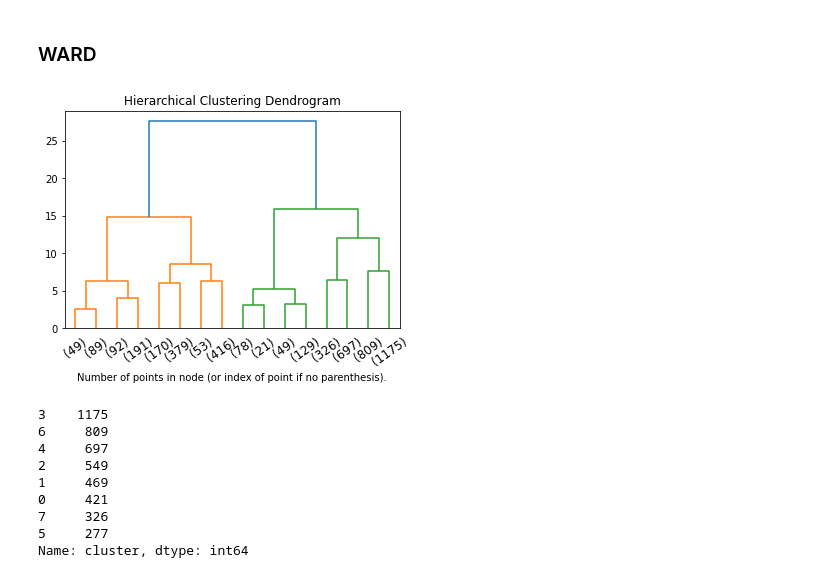
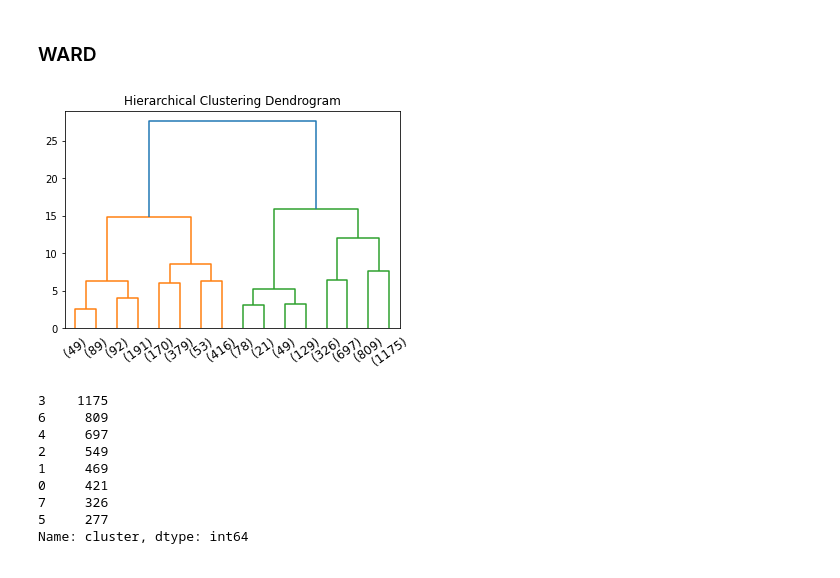
Before and after one commit to carloalbe/Pyspark-Spotify-Analysis, a Jupyter notebook: code/SKlearnClustering.ipynb, the cells around one changed output. Cells and saved outputs as stored; diff of their text form; code cells hidden in the pictures.

```diff
--- a/code/SKlearnClustering.ipynb
+++ b/code/SKlearnClustering.ipynb
@@ -84,19 +84,9 @@ df.count()
 # %%
 numerical_columns = ['duration_ms','danceability','energy','key','age','loudness','speechiness','acousticness','instrumentalness','liveness','valence','tempo','time_signature']
 # %%
-dfg = df.groupBy('genre').agg(\
-    avg("duration_ms").alias("duration_ms"),\
-    avg("danceability").alias("danceability"),\
-    avg("energy").alias("energy"),\
-    avg("key").alias("key"),\
-    avg("age").alias("age"),\
-    avg("loudness").alias("loudness"),\
-    avg("speechiness").alias("speechiness"),\
-    avg("acousticness").alias("acousticness"),\
-    avg("instrumentalness").alias("instrumentalness"),\
-    avg("liveness").alias("liveness"),\
-    avg("valence").alias("valence"),\
-    avg("tempo").alias("tempo"),\
-    avg("time_signature").alias("time_signature")\
-)
+dfg = df.groupBy('genre').avg('duration_ms', 'danceability', 'energy', 'key', 'age', 'loudness', 'speechiness', 'acousticness', 'instrumentalness', 'liveness', 'valence', 'tempo', 'time_signature')
+# %%
+for column in dfg.columns:
+    if column!='genre':
+        dfg = dfg.withColumnRenamed(column,column[4:-1])
 # %%
@@ -228,15 +250,13 @@ Name: cluster, dtype: int64
 # %%
-
-clustering = AgglomerativeClustering(distance_threshold=0, n_clusters=None, linkage='ward',affinity='euclidean').fit(dfs[numerical_columns])
 
 plt.title('Hierarchical Clustering Dendrogram')
 # plot the top three levels of the dendrogram
 plot_dendrogram(clustering, truncate_mode='level', p=3)
 plt.xticks(rotation=35)
-plt.xlabel("Number of points in node (or index of point if no parenthesis).")
+#plt.xlabel("Number of points in node (or index of point if no parenthesis).")
 plt.show()
 # %% [output]
-[figure, old version]
+[figure, new version]
 # %%
 
 clustering = AgglomerativeClustering(n_clusters=8, linkage='ward',affinity='euclidean').fit(dfs[numerical_columns])
```
Also changed, not shown: parts of 7 cells of this notebook, 13 other files.
